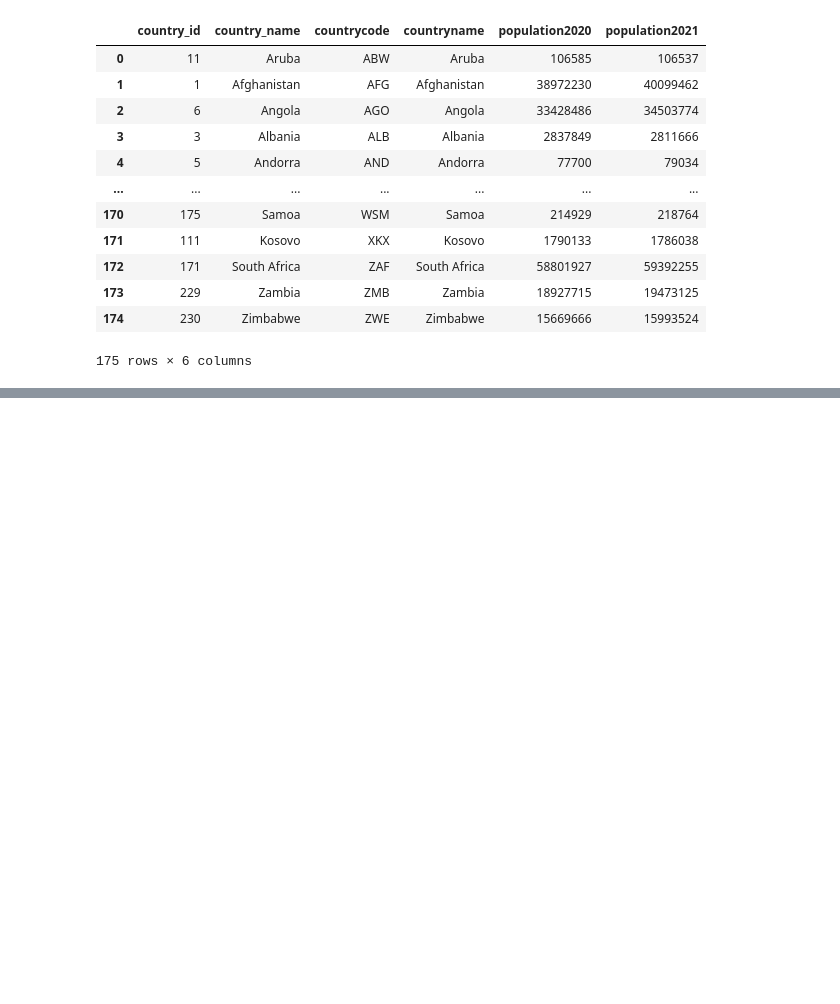
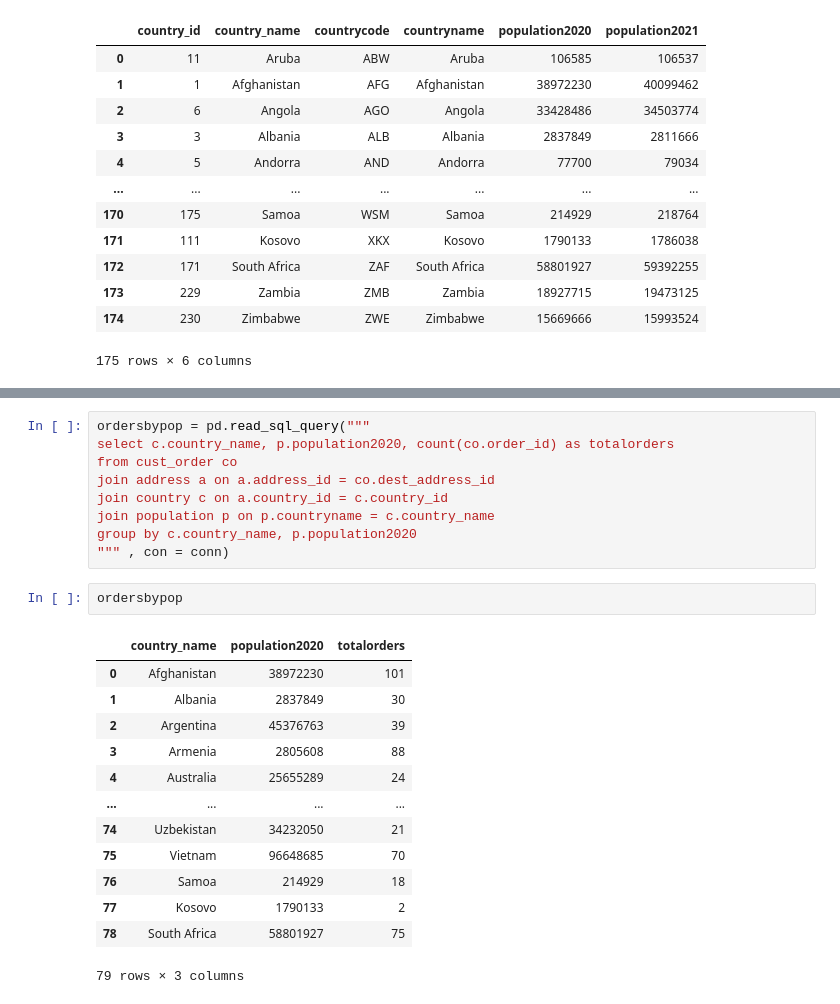
Before and after one commit to hdavis-sandiego/ADS507-Final, a Jupyter notebook: MSADS 507 M4.ipynb, the cells around one changed output, grey strips where cells are left out. Saved outputs shown, nothing was run; the diff lists cells and outputs as text; blank space fills up the shorter version.

```diff
--- a/MSADS 507 M4.ipynb
+++ b/MSADS 507 M4.ipynb
@@ -599,0 +631,25 @@ join population p on p.countryname = c.country_name
+# %%
+ordersbypop = pd.read_sql_query("""
+select c.country_name, p.population2020, count(co.order_id) as totalorders
+from cust_order co
+join address a on a.address_id = co.dest_address_id
+join country c on a.country_id = c.country_id
+join population p on p.countryname = c.country_name
+group by c.country_name, p.population2020
+""" , con = conn)
+# %%
+ordersbypop
+# %% [output]
+|  | country_name | population2020 | totalorders |
+| 0 | Afghanistan | 38972230 | 101 |
+| 1 | Albania | 2837849 | 30 |
+| 2 | Argentina | 45376763 | 39 |
+| 3 | Armenia | 2805608 | 88 |
+| 4 | Australia | 25655289 | 24 |
+| ... | ... | ... | ... |
+| 74 | Uzbekistan | 34232050 | 21 |
+| 75 | Vietnam | 96648685 | 70 |
+| 76 | Samoa | 214929 | 18 |
+| 77 | Kosovo | 1790133 | 2 |
+| 78 | South Africa | 58801927 | 75 |
+79 rows × 3 columns
```
Also changed, not shown: parts of 18 cells of this notebook.
